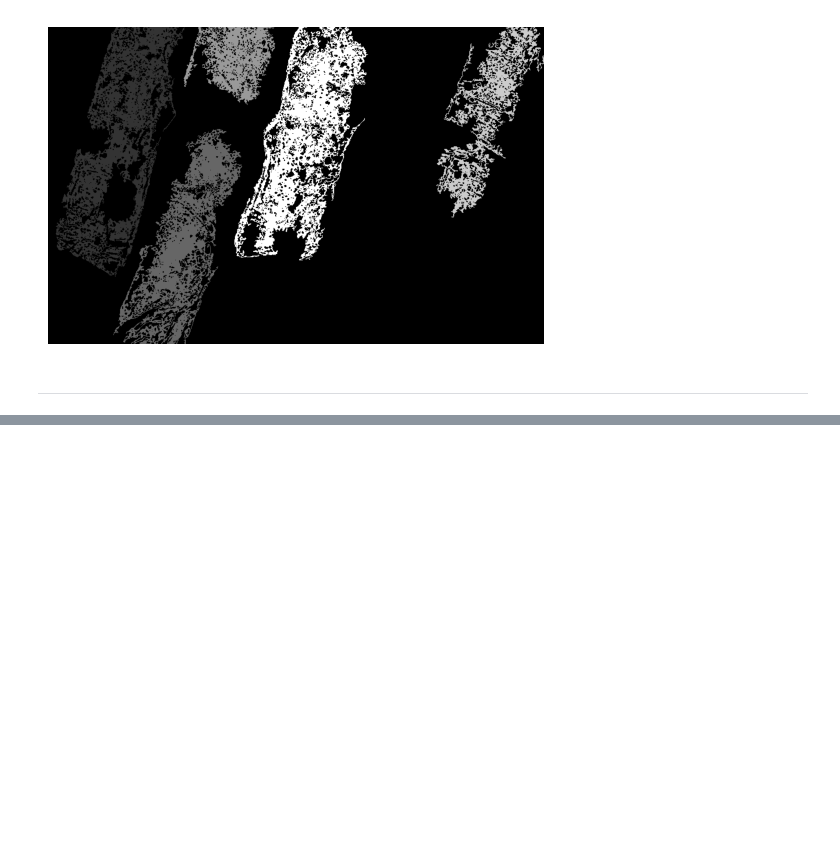
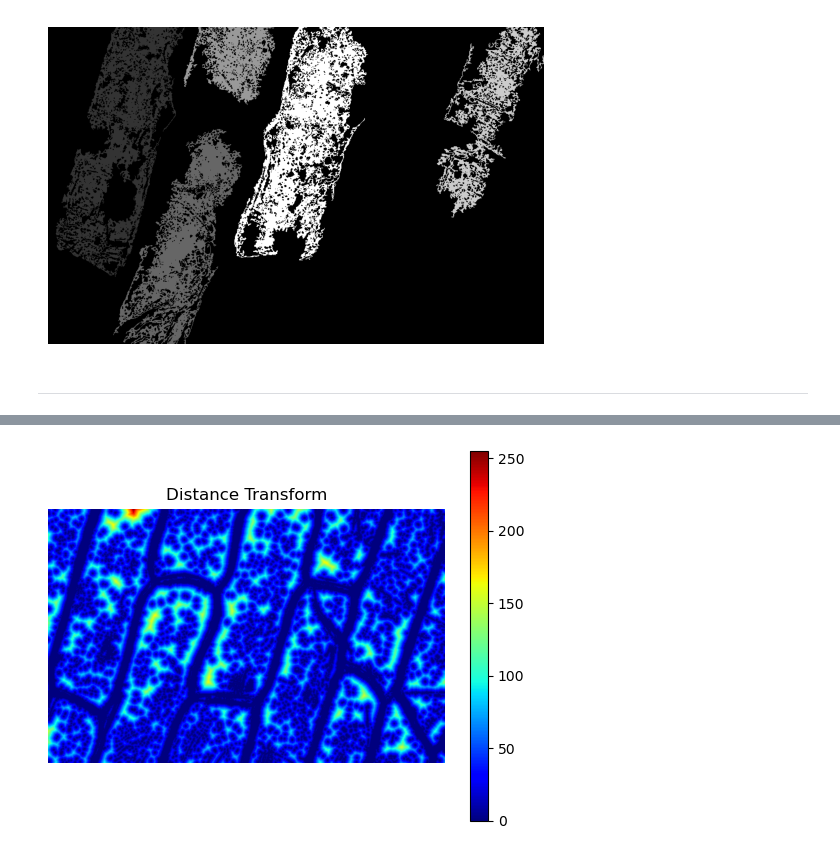
Before and after one commit to mjmousavi97/Image-processing-TehranUni-2025, a Jupyter notebook: DIP-HW8/src/Q4.ipynb, the cells around one changed output, grey strips where cells are left out. Cells and saved outputs as stored; diff of their text form; code cells hidden in the pictures; blank space fills up the shorter version.

```diff
--- a/DIP-HW8/src/Q4.ipynb
+++ b/DIP-HW8/src/Q4.ipynb
@@ -196,0 +162,12 @@ plt.show()
+# %%
+distance = cv2.distanceTransform(src=binary, distanceType=cv2.DIST_L2, maskSize=3)
+
+dist_norm = cv2.normalize(distance, None, 0, 255, cv2.NORM_MINMAX)
+
+plt.imshow(dist_norm, cmap='jet')
+plt.colorbar()
+plt.title("Distance Transform")
+plt.axis('off')
+plt.show()
+# %% [output]
+[figure, added]
```
Also changed, not shown: parts of 8 cells of this notebook.
